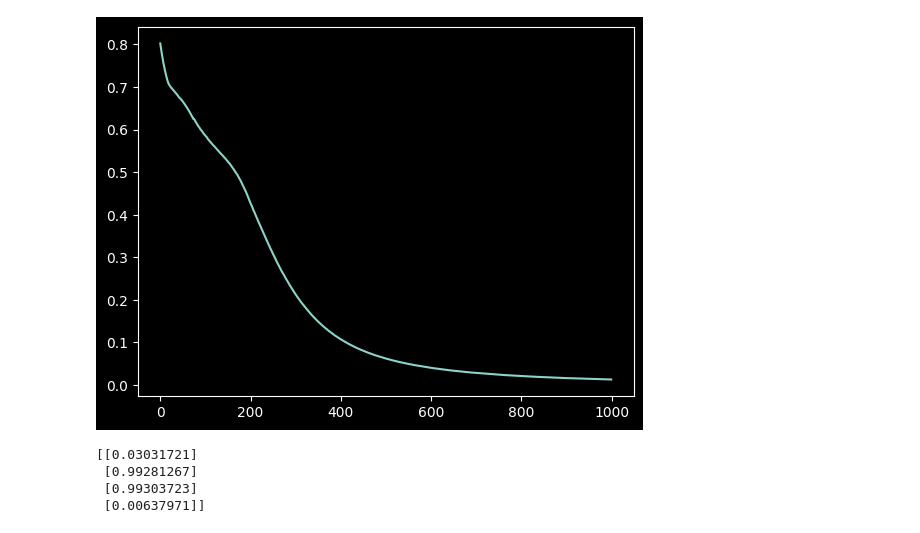
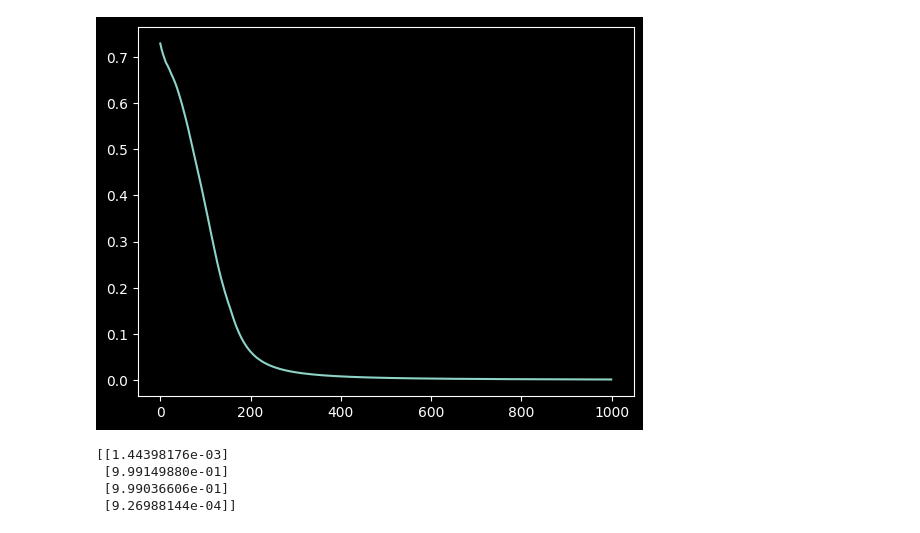
Before and after one commit to EduardDumitrescul/machine-learning-from-scratch, a Jupyter notebook: src/experiments/xor.ipynb, the cells around one changed output. Saved outputs shown, nothing was run; the diff lists cells and outputs as text; code cells hidden in the pictures.

```diff
--- a/src/experiments/xor.ipynb
+++ b/src/experiments/xor.ipynb
@@ -9,44 +17,45 @@ x = [[0, 0], [0, 1], [1, 0], [1, 1]]
 y = [0, 1, 1, 0]
 epochs = 1000
 # %%
+from torch.optim import Adam
 class OfficialModel(nn.Module):
     def __init__(self):
         super().__init__()
-        self.hidden1 = torch.nn.Linear(2, 2, dtype=torch.double)
-        self.hidden2 = torch.nn.Linear(2, 1, dtype=torch.double)
+        self.hidden1 = torch.nn.Linear(2, 8, dtype=torch.double)
+        self.hidden2 = torch.nn.Linear(8, 1, dtype=torch.double)
         self.activation = torch.nn.Sigmoid()
         self.relu = torch.nn.ReLU()
 
     def forward(self, x):
         x = self.relu(self.hidden1(x))
         x = self.activation(self.hidden2(x))
         return x
 
 
 model = OfficialModel()
 loss_fn = BCELoss()
 optimizer = Adam(model.parameters(), lr = 0.01)
 losses = []
 
 for epoch in range(epochs):
     x_tensor = torch.tensor(x, dtype=torch.double)
     y_tensor = torch.tensor(y, dtype=torch.double)
     optimizer.zero_grad()
 
     y_hat = model(x_tensor).squeeze()
     loss = loss_fn(y_hat, y_tensor)
     loss.backward()
     optimizer.step()
 
     losses.append(loss.item())
 
 plt.plot(losses)
 plt.show()
 
 print(model(torch.tensor(x, dtype=torch.double)).detach().numpy())
 # %% [output]
-[figure, old version]
+[figure, new version]
-[[0.03031721]
- [0.99281267]
- [0.99303723]
- [0.00637971]]
+[[1.44398176e-03]
+ [9.99149880e-01]
+ [9.99036606e-01]
+ [9.26988144e-04]]
```
Also changed, not shown: parts of 3 cells of this notebook, 4 other files.
